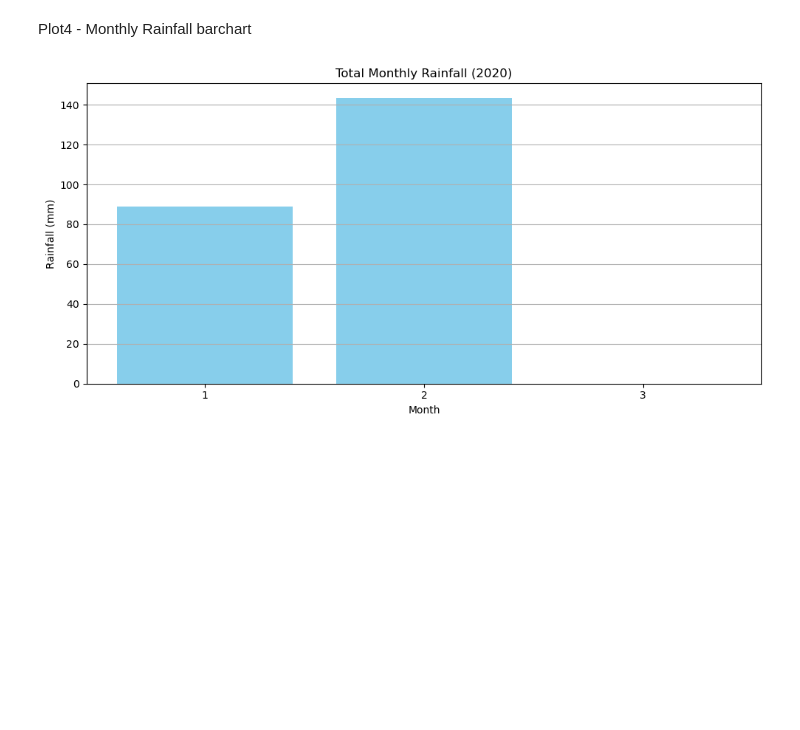
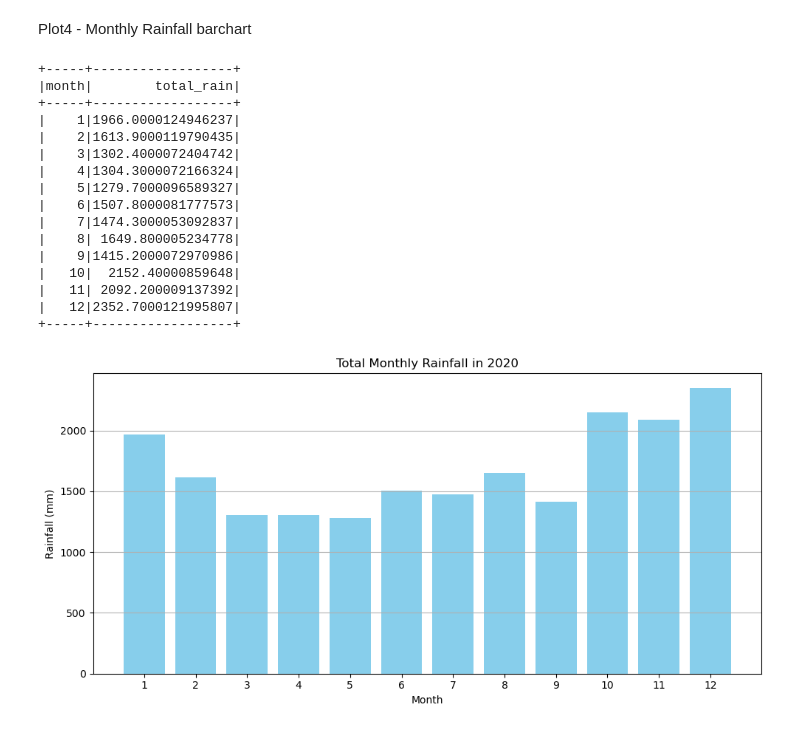
Before and after one commit to Xiru1024/BigDataExercise, a Jupyter notebook: report1/plots.ipynb, the cells around one changed output. Cells and saved outputs as stored; diff of their text form; code cells hidden in the pictures; blank space fills up the shorter version.

```diff
--- a/report1/plots.ipynb
+++ b/report1/plots.ipynb
@@ -92,30 +92,43 @@ Plot4 - Monthly Rainfall barchart
 # %%
 from pyspark.sql.functions import month, year, col
 
-df_rain = (
-    df.withColumn("precipitation", col("precipitation").cast("float"))
-      .withColumn("month", month(to_timestamp("dateTime", "dd-MMM-yyyy HH:mm")))
-      .withColumn("year", year(to_timestamp("dateTime", "dd-MMM-yyyy HH:mm")))
-      .filter((col("year") == 2020) & col("precipitation").isNotNull())
+df_monthly_rain = (
+    df.withColumn("dateTime", to_timestamp("dateTime", "dd-MMM-yyyy HH:mm"))
+      .withColumn("precipitation", col("precipitation").cast("float"))
+
+      .withColumn("month", month(col("dateTime")))
+      .groupBy("month")
+      .sum("precipitation")
+      .orderBy("month")
+      .withColumnRenamed("sum(precipitation)", "total_rain")
 )
-
-df_monthly_rain = (
-    df_rain.groupBy("month")
-           .sum("precipitation")
-           .orderBy("month")
-           .withColumnRenamed("sum(precipitation)", "total_rain")
-)
+df_monthly_rain.show()
 df_monthly_rain_panda = df_monthly_rain.toPandas()
-import matplotlib.pyplot as plt
 
 plt.figure(figsize=(10, 5))
 plt.bar(df_monthly_rain_panda["month"], df_monthly_rain_panda["total_rain"], color='skyblue')
 plt.xticks(df_monthly_rain_panda["month"])
-plt.title("Total Monthly Rainfall (2020)")
+plt.title("Total Monthly Rainfall in 2020")
 plt.xlabel("Month")
 plt.ylabel("Rainfall (mm)")
 plt.grid(axis='y')
 plt.tight_layout()
 plt.show()
 # %% [output]
++-----+------------------+
+|month|        total_rain|
++-----+------------------+
+|    1|1966.0000124946237|
+|    2|1613.9000119790435|
+|    3|1302.4000072404742|
+|    4|1304.3000072166324|
+|    5|1279.7000096589327|
+|    6|1507.8000081777573|
+|    7|1474.3000053092837|
+|    8| 1649.800005234778|
+|    9|1415.2000072970986|
+|   10|  2152.40000859648|
+|   11| 2092.200009137392|
+|   12|2352.7000121995807|
++-----+------------------+
-[figure, old version]
+[figure, new version]
```
